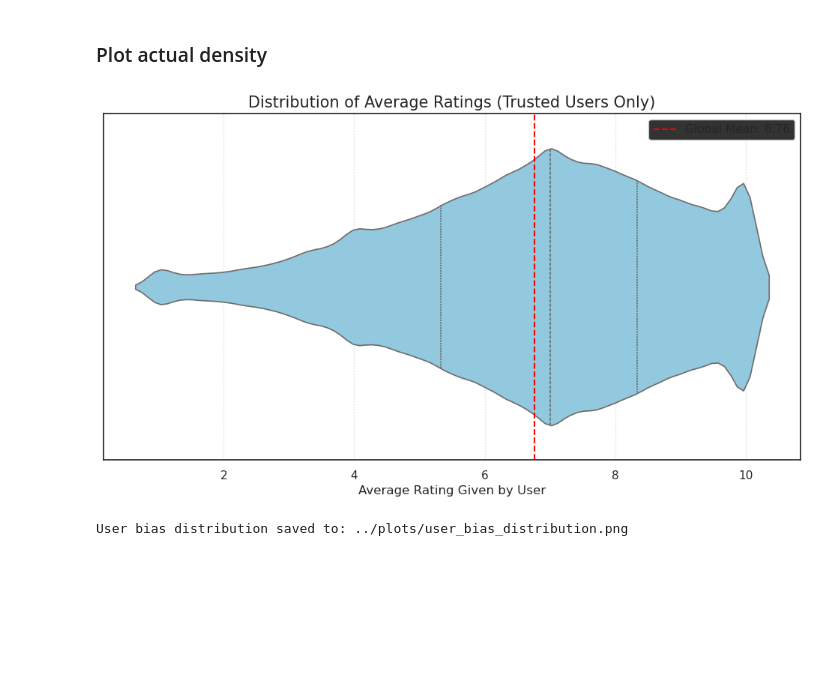
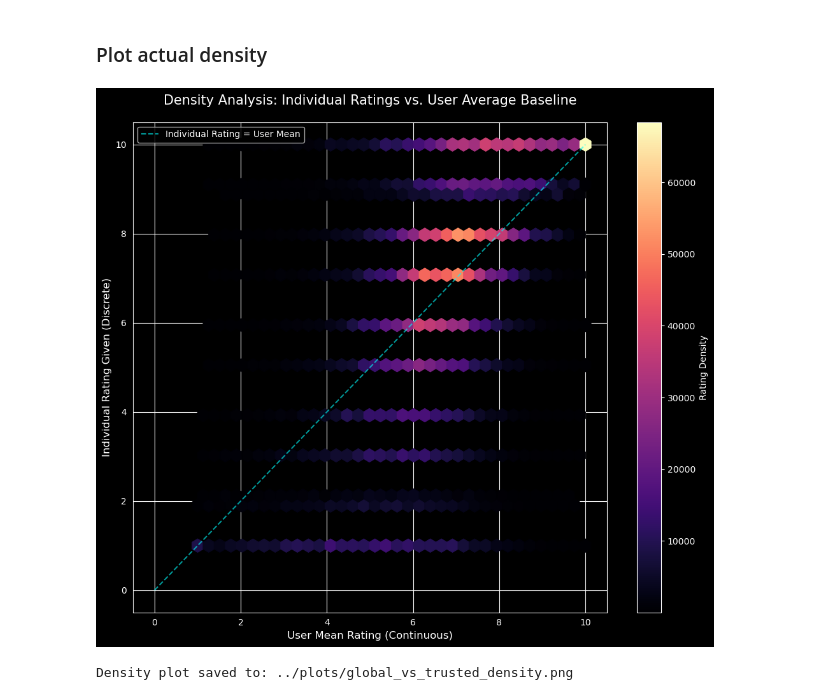
Before and after one commit to GeorgeStyl/Neural-Movie-Clusters, a Jupyter notebook: notebooks/0z_DROPBOX_clustering_and_embeddings.ipynb, the cells around one changed output. Saved outputs shown, nothing was run; the diff lists cells and outputs as text; code cells hidden in the pictures; blank space fills up the shorter version.

Commit message:
Corrected some plots

```diff
--- a/notebooks/0z_DROPBOX_clustering_and_embeddings.ipynb
+++ b/notebooks/0z_DROPBOX_clustering_and_embeddings.ipynb
@@ -927,43 +962,59 @@ Comparison plot saved to: ../plots/global_vs_trusted_comparison.png
 # %% [markdown]
 ### Plot actual density
 # %%
-import seaborn as sns
 import matplotlib.pyplot as plt
+import numpy as np
+import os
 
-def plot_user_bias_distribution():
+def plot_global_vs_trusted_density():
     # 1. Prepare Data
-    # Calculate the mean rating for every user
-    user_stats = split_data.groupby('USER_ID')['RATING'].agg(['count', 'mean'])
+    # Identify trusted users (>= 3 ratings)
+    user_counts = split_data.groupby('USER_ID')['RATING'].count()
+    active_ids = user_counts[user_counts >= 3].index
+    filtered_df = split_data[split_data['USER_ID'].isin(active_ids)].copy()
 
-    # Filter for Trusted Users (>= 3 ratings) to remove "one-off" noise
-    trusted_stats = user_stats[user_stats['count'] >= 3].copy()
+    # Calculate individual user means
+    user_means = filtered_df.groupby('USER_ID')['RATING'].mean()
+    filtered_df['USER_MEAN'] = filtered_df['USER_ID'].map(user_means)
 
-    # Calculate Global Mean for reference
-    global_mean = split_data['RATING'].mean()
+    # 2. Setup Figure (Dark Theme)
+    plt.style.use('dark_background')
+    plt.figure(figsize=(12, 10))
 
-    # 2. Create the Plot
-    plt.figure(figsize=(12, 6))
+    # Use hexbin to show the density of individual ratings vs. user averages
+    # gridsize determines the resolution of the "bins"
+    hb = plt.hexbin(
+        filtered_df['USER_MEAN'],
+        filtered_df['RATING'],
+        gridsize=35,
+        cmap='magma',
+        mincnt=1
+    )
 
-    # Draw the violin plot
-    sns.violinplot(x=trusted_stats['mean'], color="skyblue", inner="quartile")
+    # 3. Add Contextual Elements
+    cb = plt.colorbar(hb, label='Number of Ratings')
+    cb.set_label('Rating Density', color='white')
 
-    # Add a vertical line for the Global Mean
-    plt.axvline(global_mean, color='red', linestyle='--', label=f'Global Mean: {global_mean:.2f}')
+    # Add a reference line where Rating == User Mean
+    plt.plot([0, 10], [0, 10], color='cyan', linestyle='--', alpha=0.6, label='Individual Rating = User Mean')
 
-    # 3. Formatting
-    plt.title('Distribution of Average Ratings (Trusted Users Only)', fontsize=15)
-    plt.xlabel('Average Rating Given by User', fontsize=12)
-    plt.legend()
-    plt.grid(axis='x', linestyle=':', alpha=0.7)
+    # 4. Formatting
+    plt.title('Density Analysis: Individual Ratings vs. User Average Baseline', fontsize=15, color='white', pad=20)
+    plt.xlabel('User Mean Rating (Continuous)', fontsize=12, color='white')
+    plt.ylabel('Individual Rating Given (Discrete)', fontsize=12, color='white')
+    plt.tick_params(colors='white')
+    plt.legend(loc='upper left')
 
-    # 4. Save to PLOTS_DIR
-    bias_path = os.path.join(PLOTS_DIR, 'user_bias_distribution.png')
-    plt.savefig(bias_path, bbox_inches='tight')
+    # 5. Save and Show
+    os.makedirs(PLOTS_DIR, exist_ok=True)
+    comparison_path = os.path.join(PLOTS_DIR, 'global_vs_trusted_density.png')
+    plt.savefig(comparison_path, facecolor='#121212')
     plt.show()
 
-    print(f"{GREEN}User bias distribution saved to: {bias_path}{RESET_COLORS}")
+    print(f"Density plot saved to: {comparison_path}")
 
-plot_user_bias_distribution()
+# Execute the density comparison
+plot_global_vs_trusted_density()
 # %% [output]
-[figure, old version]
+[figure, new version]
-User bias distribution saved to: ../plots/user_bias_distribution.png
+Density plot saved to: ../plots/global_vs_trusted_density.png
```
Also changed, not shown: parts of 15 cells of this notebook.
